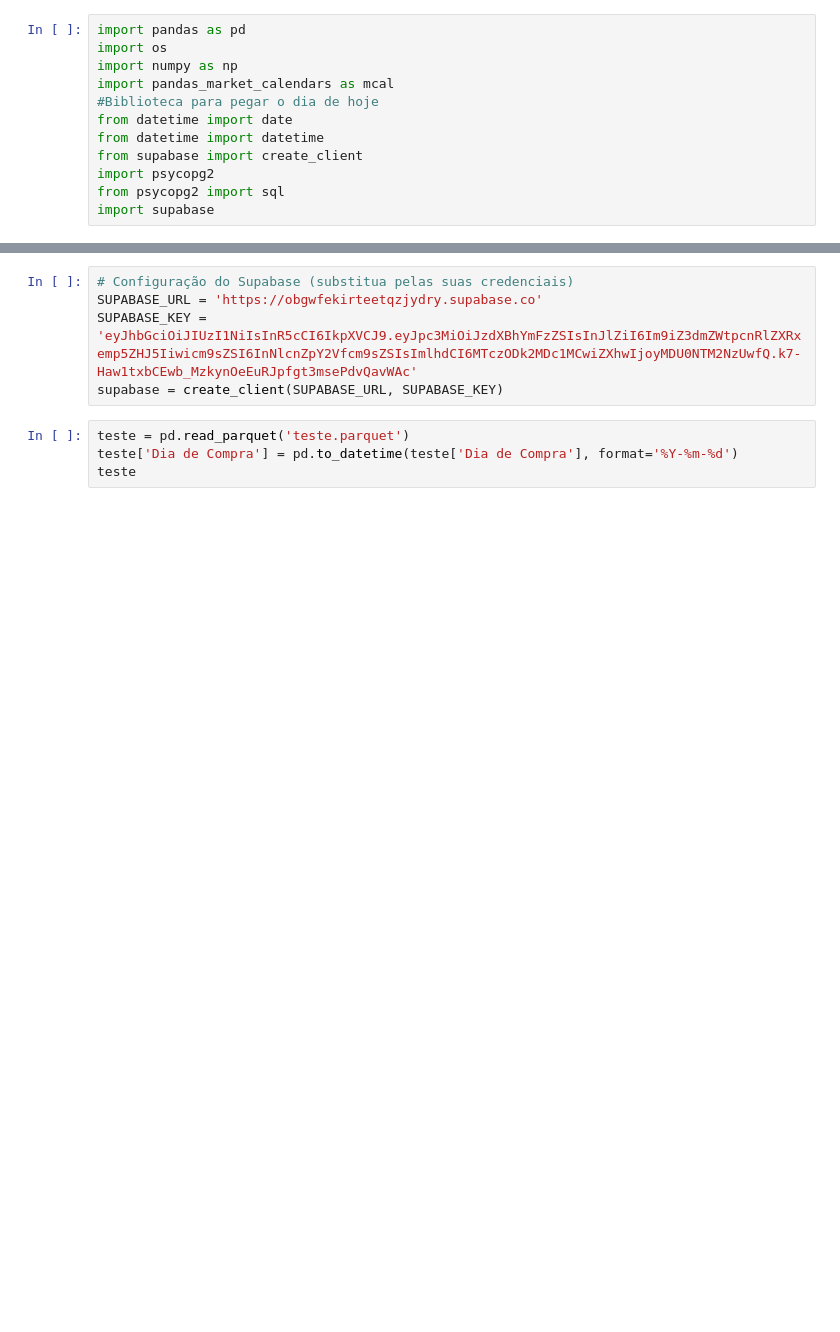
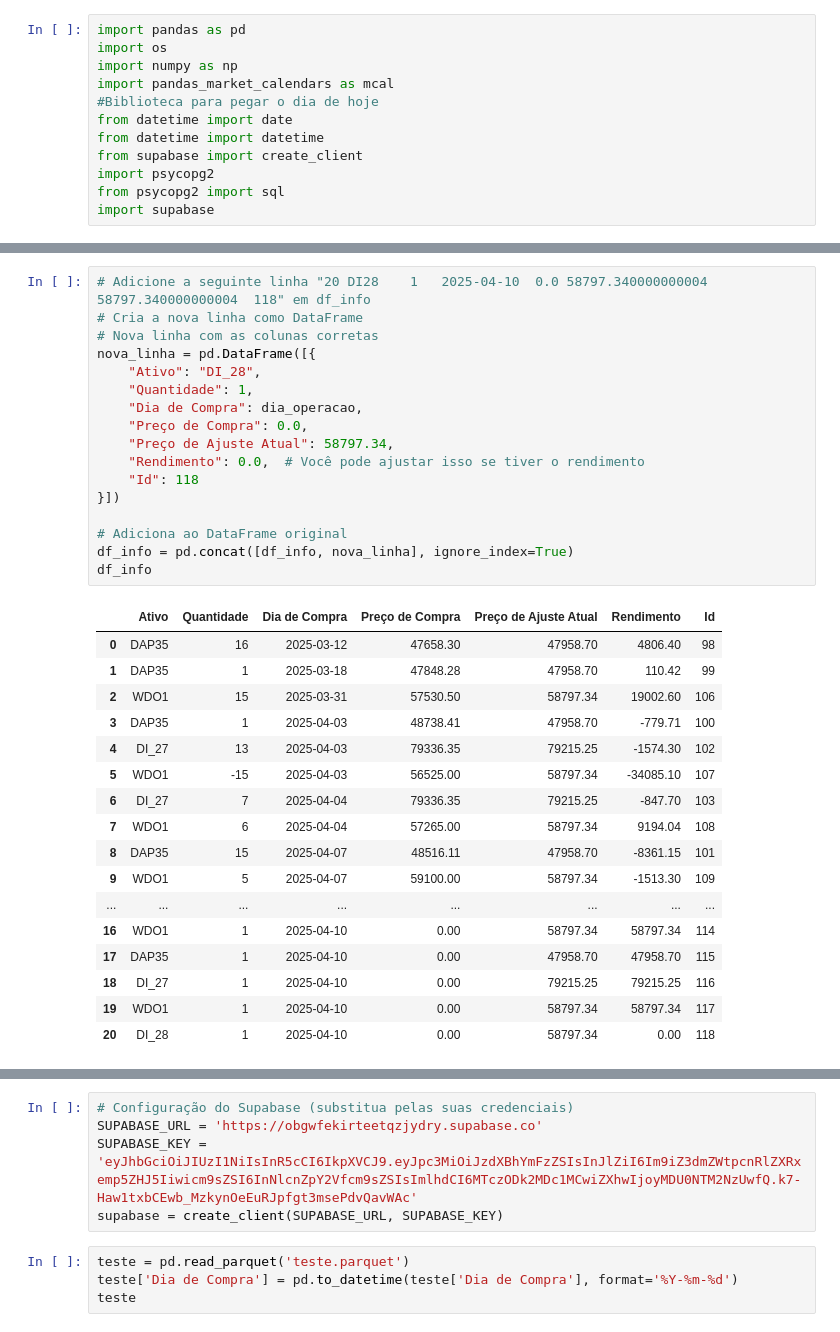
Before and after one commit to AFINVEST/Projeto-Gestao-Risco, a Jupyter notebook: teste.ipynb, the cells around one changed output, grey strips where cells are left out. Drawn from its saved outputs; the diff is of its cells as text; blank space fills up the shorter version.

```diff
--- a/teste.ipynb
+++ b/teste.ipynb
@@ -12,0 +36,35 @@ import supabase
+# %%
+# Adicione a seguinte linha "20	DI28	1	2025-04-10	0.0	58797.340000000004	58797.340000000004	118" em df_info
+# Cria a nova linha como DataFrame
+# Nova linha com as colunas corretas
+nova_linha = pd.DataFrame([{
+    "Ativo": "DI_28",
+    "Quantidade": 1,
+    "Dia de Compra": dia_operacao,
+    "Preço de Compra": 0.0,
+    "Preço de Ajuste Atual": 58797.34,
+    "Rendimento": 0.0,  # Você pode ajustar isso se tiver o rendimento
+    "Id": 118
+}])
+
+# Adiciona ao DataFrame original
+df_info = pd.concat([df_info, nova_linha], ignore_index=True)
+df_info
+# %% [output]
+|  | Ativo | Quantidade | Dia de Compra | Preço de Compra | Preço de Ajuste Atual | Rendimento | Id |
+| 0 | DAP35 | 16 | 2025-03-12 | 47658.30 | 47958.70 | 4806.40 | 98 |
+| 1 | DAP35 | 1 | 2025-03-18 | 47848.28 | 47958.70 | 110.42 | 99 |
+| 2 | WDO1 | 15 | 2025-03-31 | 57530.50 | 58797.34 | 19002.60 | 106 |
+| 3 | DAP35 | 1 | 2025-04-03 | 48738.41 | 47958.70 | -779.71 | 100 |
+| 4 | DI_27 | 13 | 2025-04-03 | 79336.35 | 79215.25 | -1574.30 | 102 |
+| 5 | WDO1 | -15 | 2025-04-03 | 56525.00 | 58797.34 | -34085.10 | 107 |
+| 6 | DI_27 | 7 | 2025-04-04 | 79336.35 | 79215.25 | -847.70 | 103 |
+| 7 | WDO1 | 6 | 2025-04-04 | 57265.00 | 58797.34 | 9194.04 | 108 |
+| 8 | DAP35 | 15 | 2025-04-07 | 48516.11 | 47958.70 | -8361.15 | 101 |
+| 9 | WDO1 | 5 | 2025-04-07 | 59100.00 | 58797.34 | -1513.30 | 109 |
+| ... | ... | ... | ... | ... | ... | ... | ... |
+| 16 | WDO1 | 1 | 2025-04-10 | 0.00 | 58797.34 | 58797.34 | 114 |
+| 17 | DAP35 | 1 | 2025-04-10 | 0.00 | 47958.70 | 47958.70 | 115 |
+| 18 | DI_27 | 1 | 2025-04-10 | 0.00 | 79215.25 | 79215.25 | 116 |
+| 19 | WDO1 | 1 | 2025-04-10 | 0.00 | 58797.34 | 58797.34 | 117 |
+| 20 | DI_28 | 1 | 2025-04-10 | 0.00 | 58797.34 | 0.00 | 118 |
```
Also changed, not shown: parts of 5 cells of this notebook, 14 other files.
